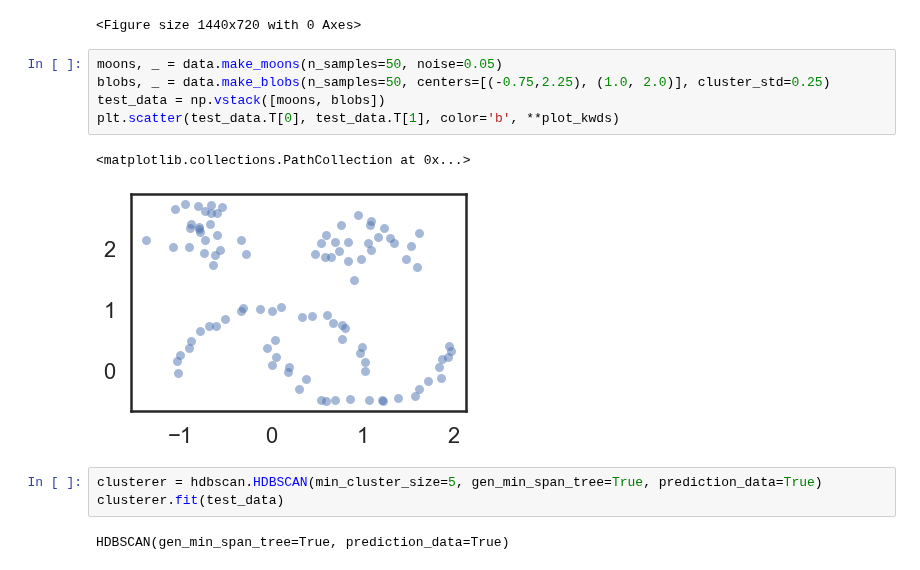
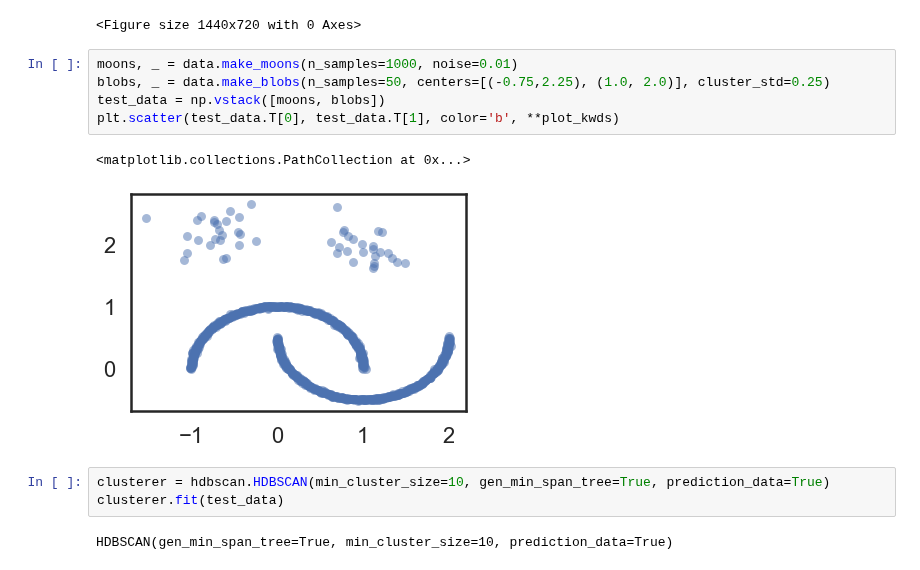
Before and after one commit to Estreuselito/Deus_ex_machina, a Jupyter notebook: Mini-Project/DBSCAN-HDBSCAN_initial_understanding_DD.ipynb, the cells around one changed output. Saved outputs shown, nothing was run; the diff lists cells and outputs as text.

```diff
--- a/Mini-Project/DBSCAN-HDBSCAN_initial_understanding_DD.ipynb
+++ b/Mini-Project/DBSCAN-HDBSCAN_initial_understanding_DD.ipynb
@@ -198,18 +197,18 @@ plot_kwds = {'alpha' : 0.5, 's' : 80, 'linewidths':0}
 # %% [output]
 <Figure size 1440x720 with 0 Axes>
 # %%
-moons, _ = data.make_moons(n_samples=50, noise=0.05)
+moons, _ = data.make_moons(n_samples=1000, noise=0.01)
 blobs, _ = data.make_blobs(n_samples=50, centers=[(-0.75,2.25), (1.0, 2.0)], cluster_std=0.25)
 test_data = np.vstack([moons, blobs])
 plt.scatter(test_data.T[0], test_data.T[1], color='b', **plot_kwds)
 # %% [output]
 <matplotlib.collections.PathCollection at 0x...>
-[figure, old version]
+[figure, new version]
 # %%
-clusterer = hdbscan.HDBSCAN(min_cluster_size=5, gen_min_span_tree=True, prediction_data=True)
+clusterer = hdbscan.HDBSCAN(min_cluster_size=10, gen_min_span_tree=True, prediction_data=True)
 clusterer.fit(test_data)
 # %% [output]
-HDBSCAN(gen_min_span_tree=True, prediction_data=True)
+HDBSCAN(gen_min_span_tree=True, min_cluster_size=10, prediction_data=True)
 # %%
 clusterer.minimum_spanning_tree_.plot(edge_cmap='viridis',
                                       edge_alpha=0.6,
```
Also changed, not shown: parts of 10 cells of this notebook.
